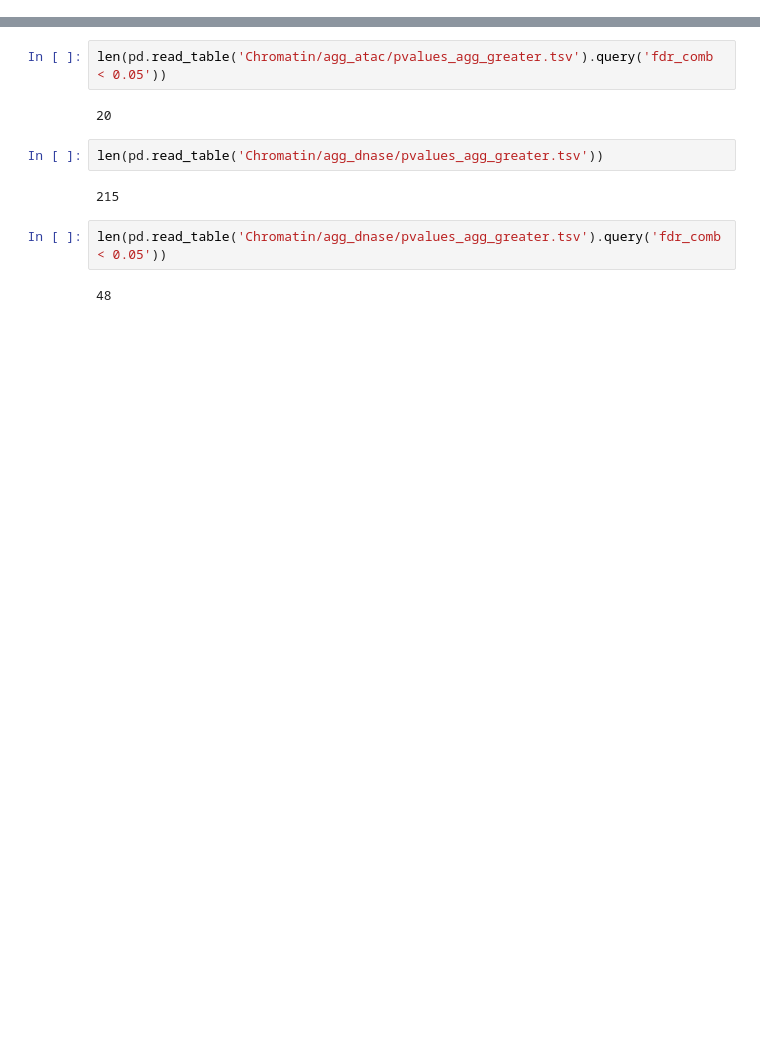
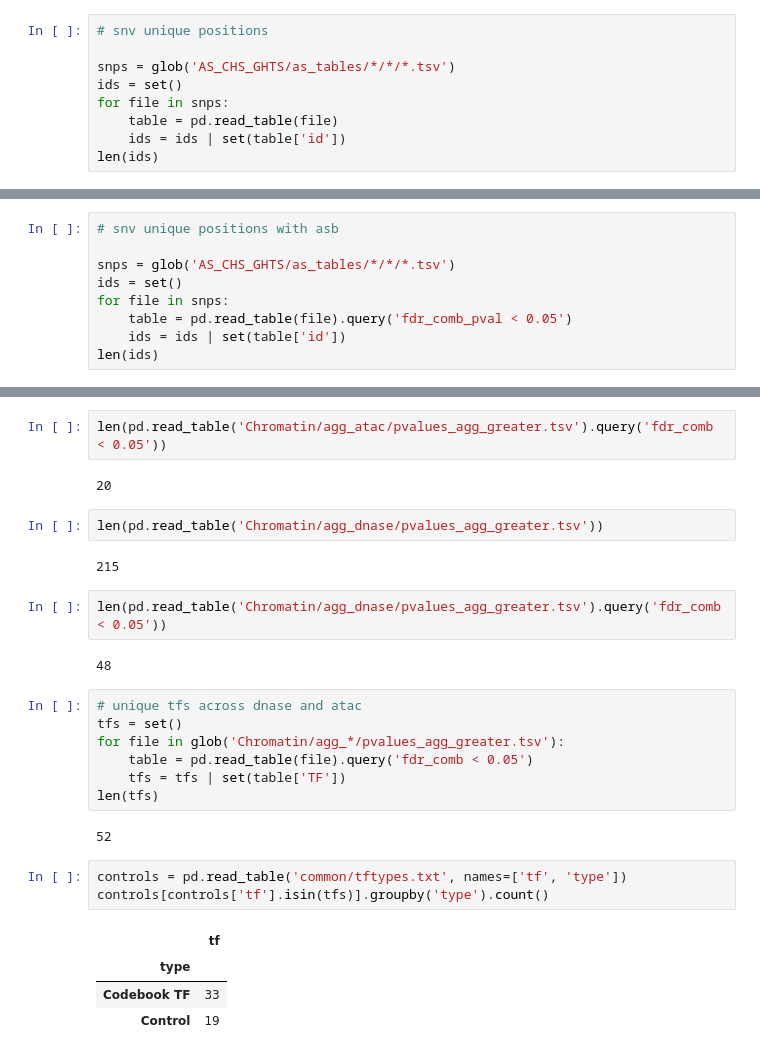
Before and after one commit to autosome-ru/perspectives-on-codebook-allele-specificity, a Jupyter notebook: common/notebooks/05_numbers.ipynb, the cells around one changed output, grey strips where cells are left out. Drawn from its saved outputs; the diff is of its cells as text; blank space fills up the shorter version.

```diff
--- a/common/notebooks/05_numbers.ipynb
+++ b/common/notebooks/05_numbers.ipynb
@@ -32,2 +32,11 @@ len(glob('TOPs/TOPs/*.bed'))
 # %% [markdown]
 # ASB Stats
+# %%
+# snv unique positions
+
+snps = glob('AS_CHS_GHTS/as_tables/*/*/*.tsv')
+ids = set()
+for file in snps:
+    table = pd.read_table(file)
+    ids = ids | set(table['id'])
+len(ids)
@@ -33,0 +45,9 @@ len(glob('TOPs/TOPs/*.bed'))
+# %%
+# snv unique positions with asb
+
+snps = glob('AS_CHS_GHTS/as_tables/*/*/*.tsv')
+ids = set()
+for file in snps:
+    table = pd.read_table(file).query('fdr_comb_pval < 0.05')
+    ids = ids | set(table['id'])
+len(ids)
@@ -218,3 +240,20 @@ len(pd.read_table('Chromatin/agg_dnase/pvalues_agg_greater.tsv'))
 len(pd.read_table('Chromatin/agg_dnase/pvalues_agg_greater.tsv').query('fdr_comb < 0.05'))
 # %% [output]
 48
+# %%
+# unique tfs across dnase and atac
+tfs = set()
+for file in glob('Chromatin/agg_*/pvalues_agg_greater.tsv'):
+    table = pd.read_table(file).query('fdr_comb < 0.05')
+    tfs = tfs | set(table['TF'])
+len(tfs)
+# %% [output]
+52
+# %%
+controls = pd.read_table('common/tftypes.txt', names=['tf', 'type'])
+controls[controls['tf'].isin(tfs)].groupby('type').count()
+# %% [output]
+|  | tf |
+| type |  |
+| Codebook TF | 33 |
+| Control | 19 |
```
Also changed, not shown: parts of 4 cells of this notebook, 15 other files.
